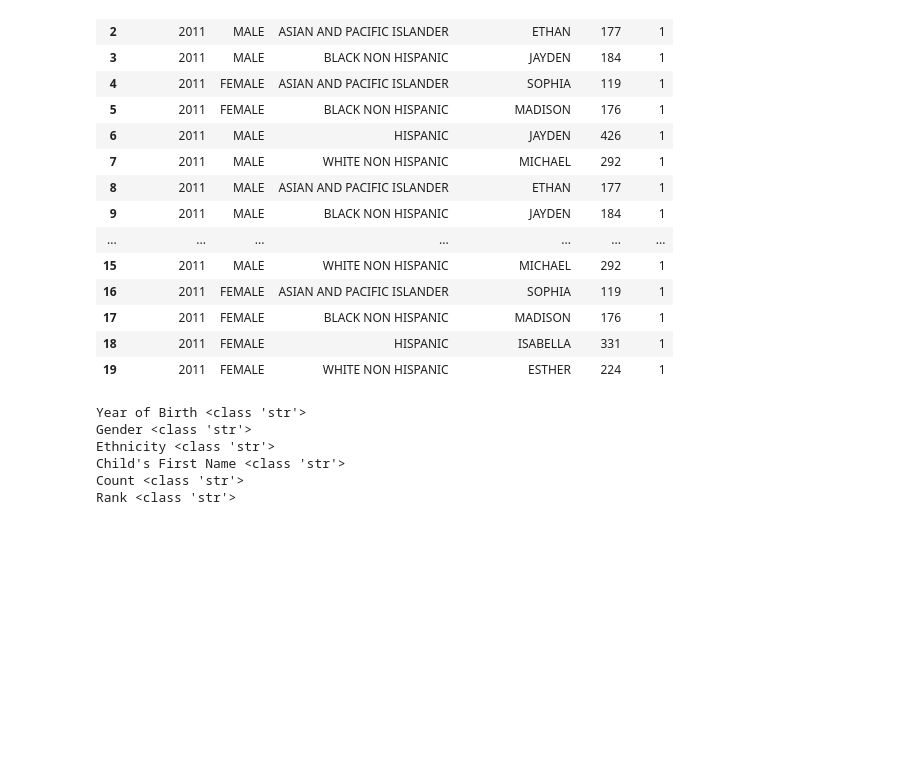
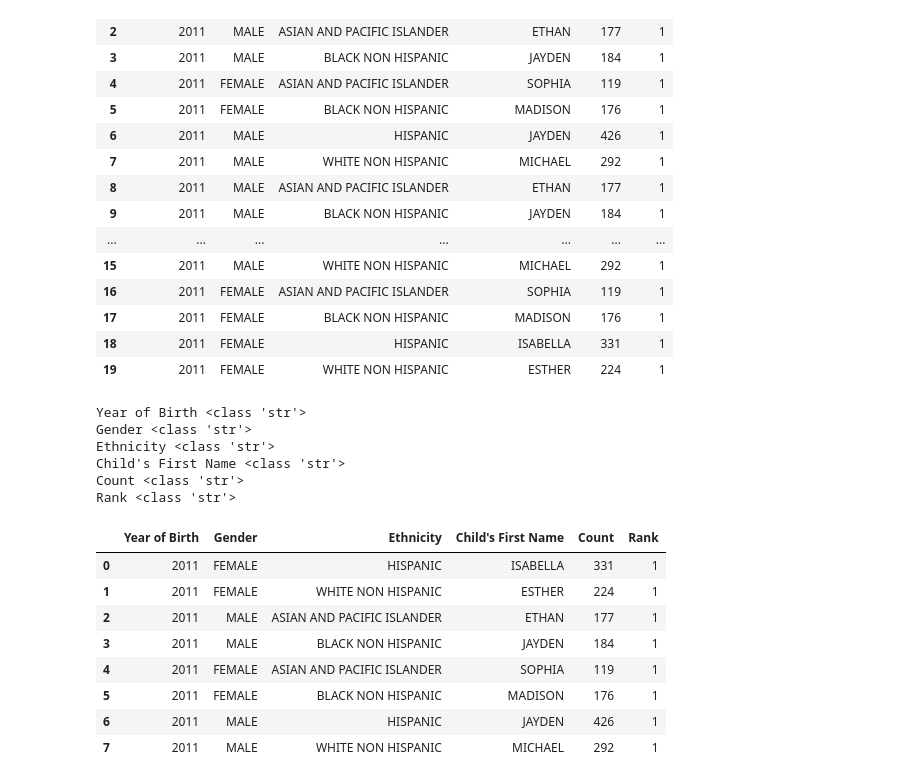
Before and after one commit to mmj32/Class-Practice-Repo, a Jupyter notebook: todo3/pandas_notes_haring.ipynb, the cells around one changed output. Saved outputs shown, nothing was run; the diff lists cells and outputs as text; code cells hidden in the pictures; blank space fills up the shorter version.

```diff
--- a/todo3/pandas_notes_haring.ipynb
+++ b/todo3/pandas_notes_haring.ipynb
@@ -516,3 +499,18 @@ Ethnicity <class 'str'>
 Child's First Name <class 'str'>
 Count <class 'str'>
 Rank <class 'str'>
+# %%
+#How to remove repeat entries?
+#http://pandas.pydata.org/pandas-docs/version/0.17.1/generated/pandas.DataFrame.drop_duplicates.html
+baby_names = baby_names.drop_duplicates()
+mini.drop_duplicates()
+# %% [output]
+|  | Year of Birth | Gender | Ethnicity | Child's First Name | Count | Rank |
+| 0 | 2011 | FEMALE | HISPANIC | ISABELLA | 331 | 1 |
+| 1 | 2011 | FEMALE | WHITE NON HISPANIC | ESTHER | 224 | 1 |
+| 2 | 2011 | MALE | ASIAN AND PACIFIC ISLANDER | ETHAN | 177 | 1 |
+| 3 | 2011 | MALE | BLACK NON HISPANIC | JAYDEN | 184 | 1 |
+| 4 | 2011 | FEMALE | ASIAN AND PACIFIC ISLANDER | SOPHIA | 119 | 1 |
+| 5 | 2011 | FEMALE | BLACK NON HISPANIC | MADISON | 176 | 1 |
+| 6 | 2011 | MALE | HISPANIC | JAYDEN | 426 | 1 |
+| 7 | 2011 | MALE | WHITE NON HISPANIC | MICHAEL | 292 | 1 |
```
Also changed, not shown: parts of 5 cells of this notebook.
